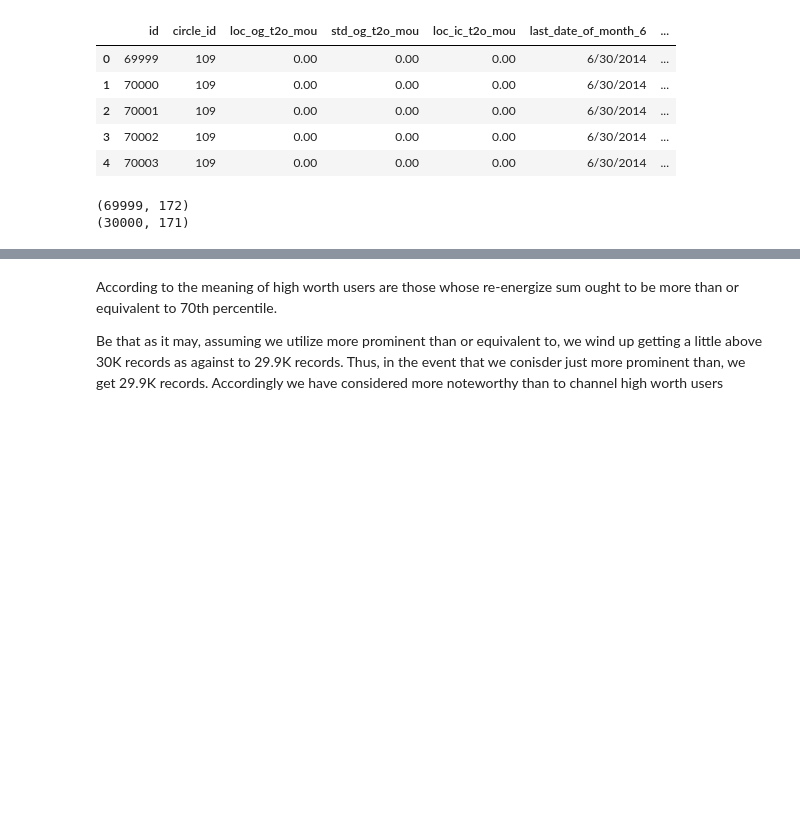
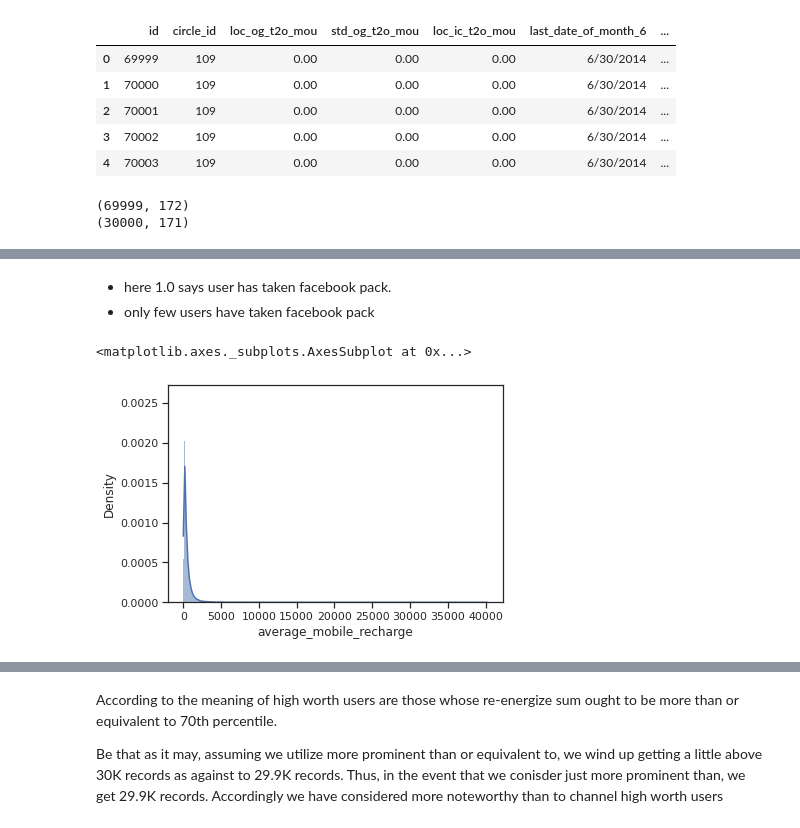
Before and after one commit to spdsp04/TelecomChrunCasestudy, a Jupyter notebook: Telecom_Chrun.ipynb, the cells around one changed output, grey strips where cells are left out. Drawn from its saved outputs; the diff is of its cells as text; code cells hidden in the pictures; blank space fills up the shorter version.

```diff
--- a/Telecom_Chrun.ipynb
+++ b/Telecom_Chrun.ipynb
@@ -137,0 +169,10 @@ chrun_test[['total_rech_amt_6','total_rech_amt_7','AVG_amt_data_6_7']].quantile(
+# %%
+# Dropping useless columns
+# checking size of dataset
+print(chrun_train.shape)
+print(chrun_test.shape)
+chrun_train = chrun_train.drop(['circle_id','loc_og_t2o_mou','std_og_t2o_mou','loc_ic_t2o_mou'], axis=1) # droipping four columns from train dataset
+chrun_test = chrun_test.drop(['circle_id','loc_og_t2o_mou','std_og_t2o_mou','loc_ic_t2o_mou'], axis=1) # droipping four columns from test dataset
+# checking size of dataset
+print(chrun_train.shape)
+print(chrun_test.shape)
@@ -137,0 +407,9 @@ chrun_test[['total_rech_amt_6','total_rech_amt_7','AVG_amt_data_6_7']].quantile(
+# %% [markdown]
+- here 1.0 says user has taken facebook pack.
+- only few users have taken facebook pack
+# %%
+# Checking average_mobile_recharge amount distribution
+sns.histplot(chrun_train['average_mobile_recharge'],kde=True,stat='density')
+# %% [output]
+<matplotlib.axes._subplots.AxesSubplot at 0x...>
+[figure, added]
```
Also changed, not shown: parts of 113 cells of this notebook.
